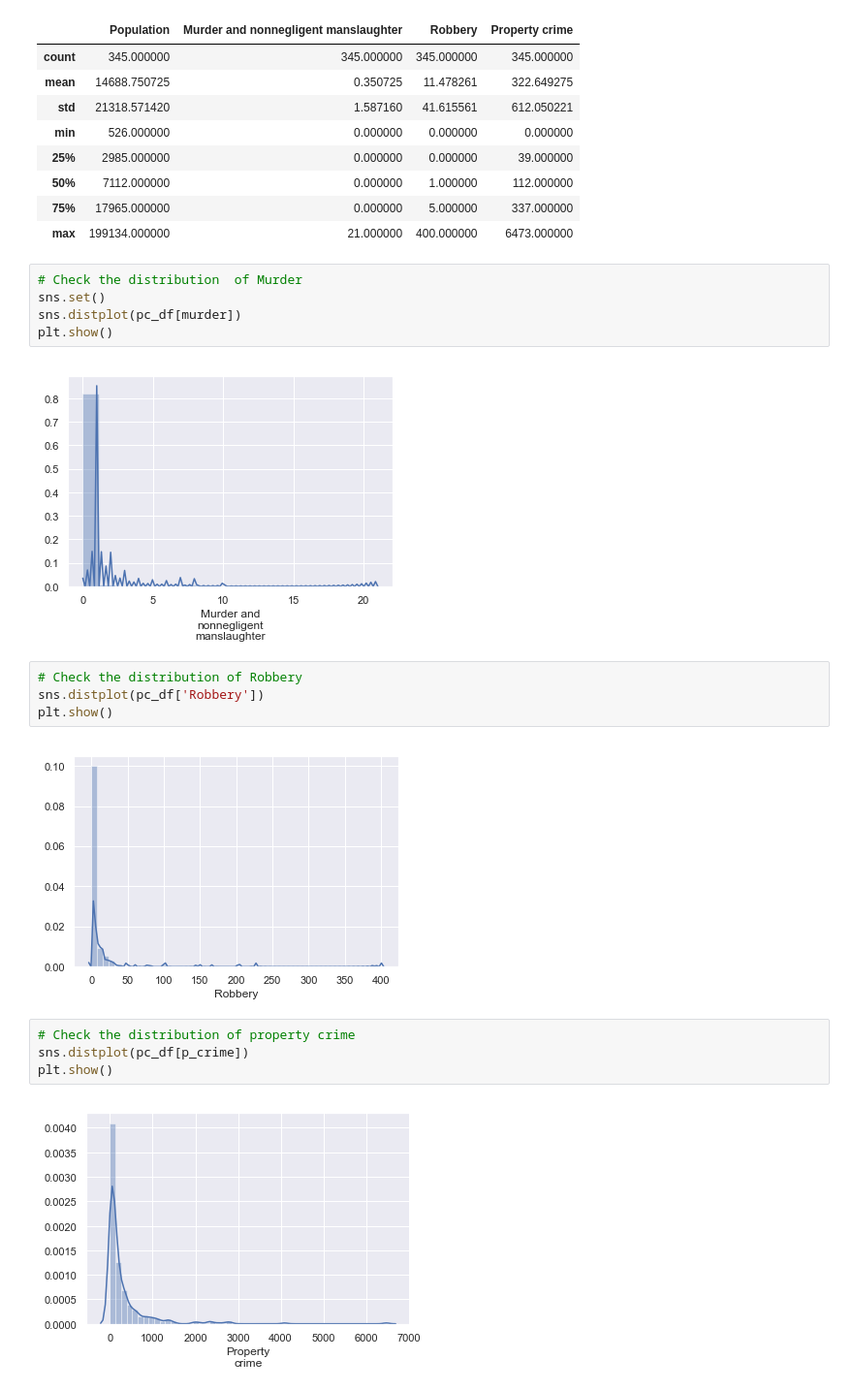
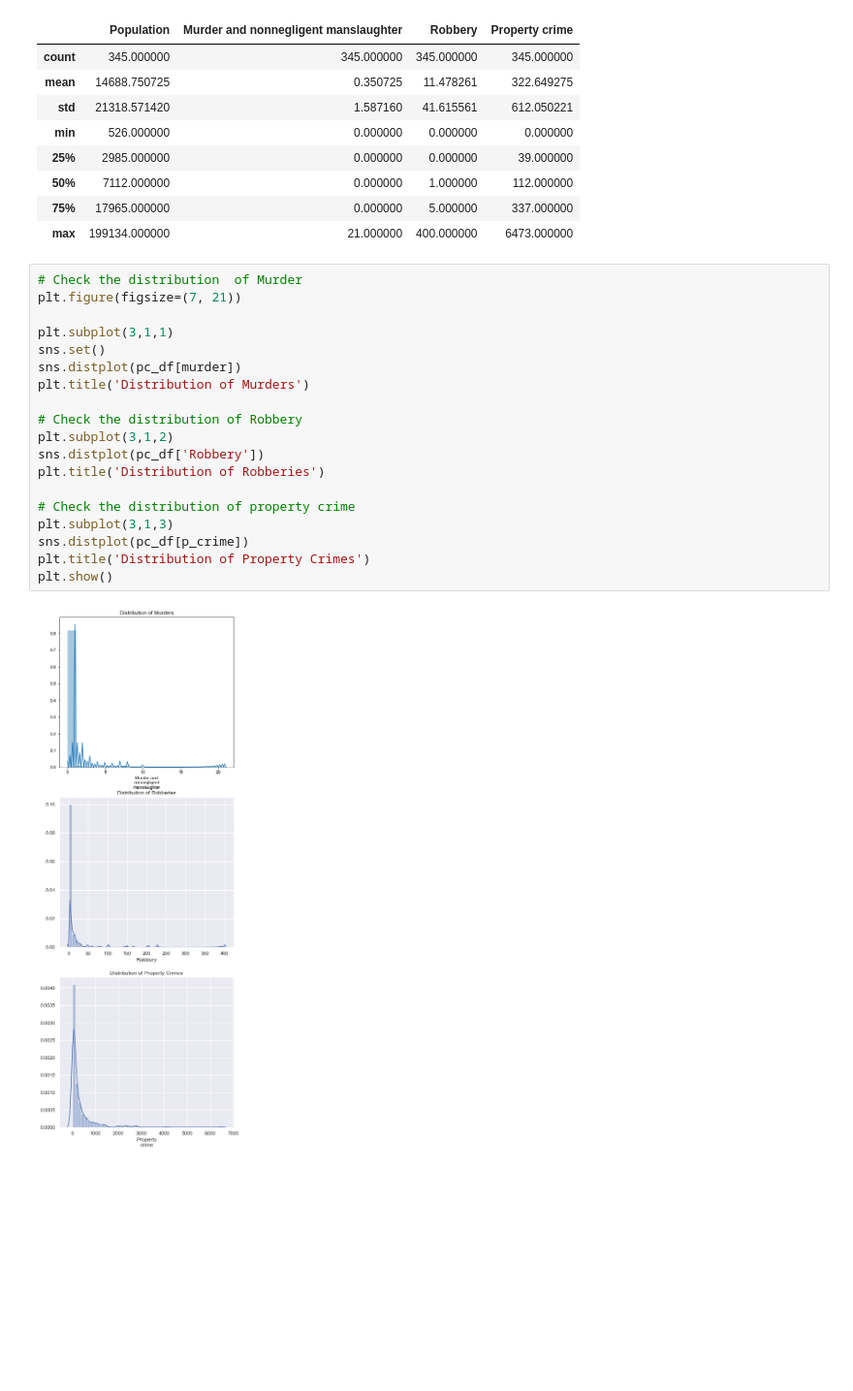
Before and after one commit to tjeffkessler/thinkful_dsflex, a Jupyter notebook: NY Crime 2013 Regression Analysis.ipynb, the cells around one changed output. Shown at 97% size. Drawn from its saved outputs; the diff is of its cells as text; blank space fills up the shorter version.

```diff
--- a/NY Crime 2013 Regression Analysis.ipynb
+++ b/NY Crime 2013 Regression Analysis.ipynb
@@ -79,22 +79,24 @@ pc_df.describe()
 | 50% | 7112.000000 | 0.000000 | 1.000000 | 112.000000 |
 | 75% | 17965.000000 | 0.000000 | 5.000000 | 337.000000 |
 | max | 199134.000000 | 21.000000 | 400.000000 | 6473.000000 |
-# %%
-# Check the distribution  of Murder
-sns.set()
-sns.distplot(pc_df[murder])
-plt.show()
-# %% [output]
-[figure, removed]
-# %%
-# Check the distribution of Robbery
-sns.distplot(pc_df['Robbery'])
-plt.show()
-# %% [output]
-[figure, removed]
-# %%
-# Check the distribution of property crime
-sns.distplot(pc_df[p_crime])
-plt.show()
-# %% [output]
-[figure, removed]
+# %%
+# Check the distribution  of Murder
+plt.figure(figsize=(7, 21))
+
+plt.subplot(3,1,1)
+sns.set()
+sns.distplot(pc_df[murder])
+plt.title('Distribution of Murders')
+
+# Check the distribution of Robbery
+plt.subplot(3,1,2)
+sns.distplot(pc_df['Robbery'])
+plt.title('Distribution of Robberies')
+
+# Check the distribution of property crime
+plt.subplot(3,1,3)
+sns.distplot(pc_df[p_crime])
+plt.title('Distribution of Property Crimes')
+plt.show()
+# %% [output]
+[figure, added]
```
Also changed, not shown: parts of 7 cells of this notebook.
